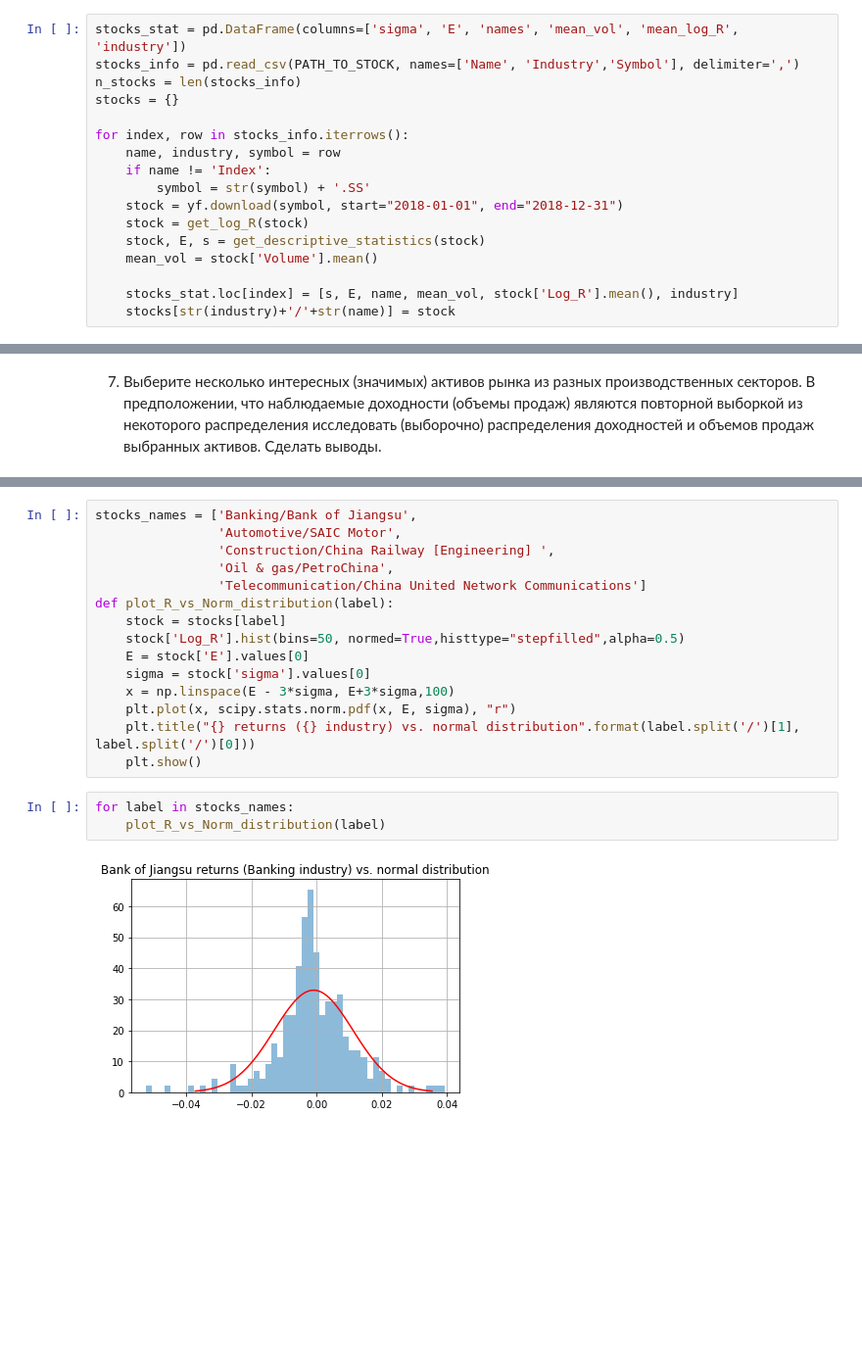
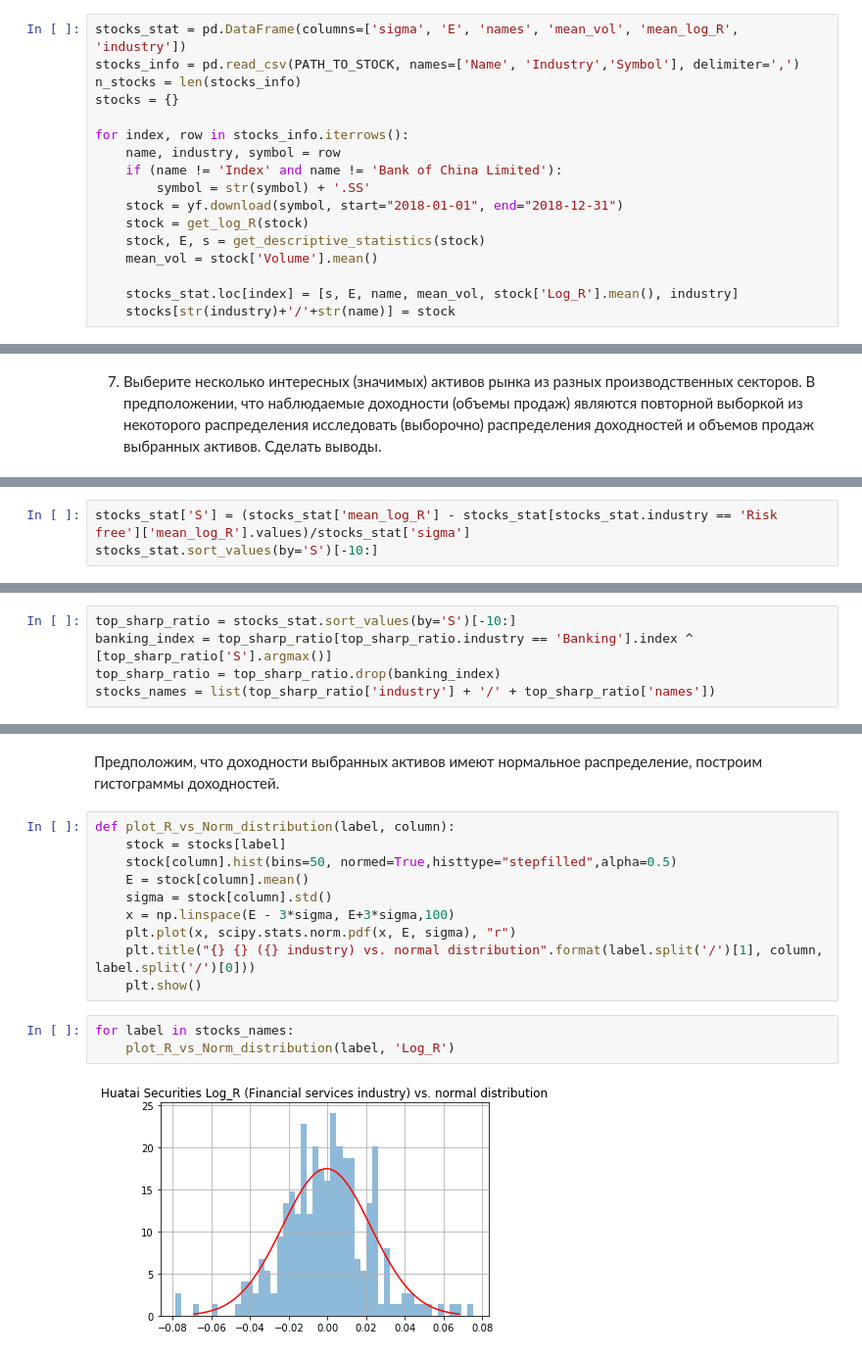
Before and after one commit to CodeSopranos/lab-1-financial-operations, a Jupyter notebook: main.ipynb, the cells around one changed output, grey strips where cells are left out. Shown: that part at 98% size. Drawn from its saved outputs; the diff is of its cells as text; blank space fills up the shorter version.

```diff
--- a/main.ipynb
+++ b/main.ipynb
@@ -39,7 +40,7 @@ stocks = {}
 
 for index, row in stocks_info.iterrows():
     name, industry, symbol = row
-    if name != 'Index':
+    if (name != 'Index' and name != 'Bank of China Limited'):
         symbol = str(symbol) + '.SS'
     stock = yf.download(symbol, start="2018-01-01", end="2018-12-31")
     stock = get_log_R(stock)
@@ -85,0 +107,3 @@ pio.write_html(fig, file='report/fig1.html', auto_open=True)
+# %%
+stocks_stat['S'] = (stocks_stat['mean_log_R'] - stocks_stat[stocks_stat.industry == 'Risk free']['mean_log_R'].values)/stocks_stat['sigma']
+stocks_stat.sort_values(by='S')[-10:]
@@ -85,0 +126,5 @@ pio.write_html(fig, file='report/fig1.html', auto_open=True)
+# %%
+top_sharp_ratio = stocks_stat.sort_values(by='S')[-10:]
+banking_index = top_sharp_ratio[top_sharp_ratio.industry == 'Banking'].index ^ [top_sharp_ratio['S'].argmax()]
+top_sharp_ratio = top_sharp_ratio.drop(banking_index)
+stocks_names = list(top_sharp_ratio['industry'] + '/' + top_sharp_ratio['names'])
@@ -86,20 +142,17 @@ pio.write_html(fig, file='report/fig1.html', auto_open=True)
+# %% [markdown]
+Предположим, что доходности выбранных активов имеют нормальное распределение, построим гистограммы доходностей.
 # %%
-stocks_names = ['Banking/Bank of Jiangsu',
-                'Automotive/SAIC Motor',
-                'Construction/China Railway [Engineering] ',
-                'Oil & gas/PetroChina',
-                'Telecommunication/China United Network Communications']
-def plot_R_vs_Norm_distribution(label):
+def plot_R_vs_Norm_distribution(label, column):
     stock = stocks[label]
-    stock['Log_R'].hist(bins=50, normed=True,histtype="stepfilled",alpha=0.5)
-    E = stock['E'].values[0]
-    sigma = stock['sigma'].values[0]
+    stock[column].hist(bins=50, normed=True,histtype="stepfilled",alpha=0.5)
+    E = stock[column].mean()
+    sigma = stock[column].std()
     x = np.linspace(E - 3*sigma, E+3*sigma,100)
     plt.plot(x, scipy.stats.norm.pdf(x, E, sigma), "r")
-    plt.title("{} returns ({} industry) vs. normal distribution".format(label.split('/')[1], label.split('/')[0]))
+    plt.title("{} {} ({} industry) vs. normal distribution".format(label.split('/')[1], column, label.split('/')[0]))
     plt.show()
 # %%
 for label in stocks_names:
-    plot_R_vs_Norm_distribution(label)
+    plot_R_vs_Norm_distribution(label, 'Log_R')
 # %% [output]
-[figure, old version]
+[figure, new version]
```
Also changed, not shown: parts of 24 cells of this notebook, 1 other file.
